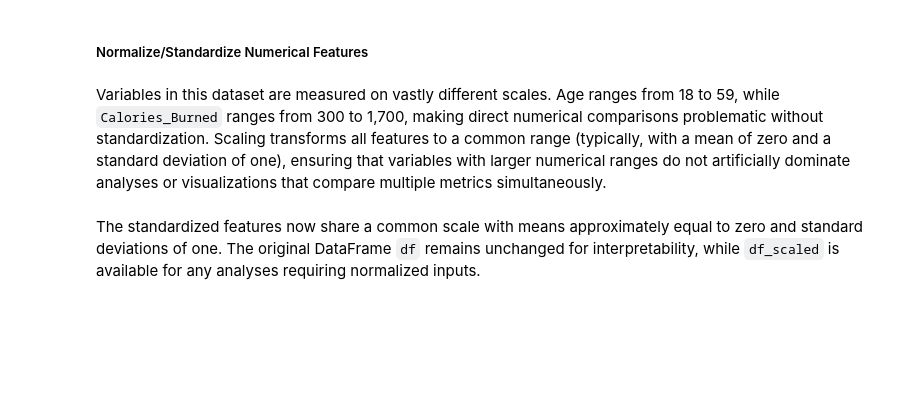
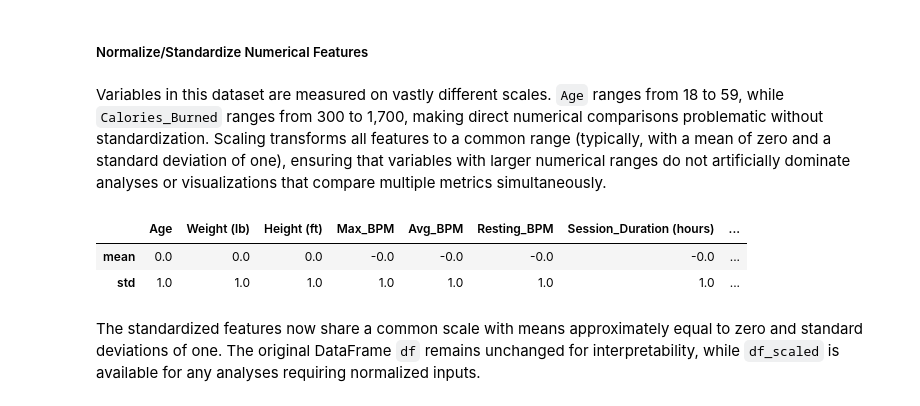
Before and after one commit to axelcabato/da-proj-1, a Jupyter notebook: 1stDAProject.ipynb, the cells around one changed output. Cells and saved outputs as stored; diff of their text form; code cells hidden in the pictures; blank space fills up the shorter version.

```diff
--- a/1stDAProject.ipynb
+++ b/1stDAProject.ipynb
@@ -518,27 +530,31 @@ df[['Calorie_Efficiency', 'BMI_Category', 'Age_Group', 'Intensity_Score']].head(
 # %% [markdown]
 ##### Normalize/Standardize Numerical Features
 # %% [markdown]
-Variables in this dataset are measured on vastly different scales. Age ranges from 18 to 59, while `Calories_Burned` ranges from 300 to 1,700, making direct numerical comparisons problematic without standardization. Scaling transforms all features to a common range (typically, with a mean of zero and a standard deviation of one), ensuring that variables with larger numerical ranges do not artificially dominate analyses or visualizations that compare multiple metrics simultaneously.
+Variables in this dataset are measured on vastly different scales. `Age` ranges from 18 to 59, while `Calories_Burned` ranges from 300 to 1,700, making direct numerical comparisons problematic without standardization. Scaling transforms all features to a common range (typically, with a mean of zero and a standard deviation of one), ensuring that variables with larger numerical ranges do not artificially dominate analyses or visualizations that compare multiple metrics simultaneously.
 # %%
 from sklearn.preprocessing import StandardScaler
 
 # Select numerical columns to standardize (excluding categorical and derived category features)
 columns_to_scale: list = [
-    'Age', 'Weight (kg)', 'Height (m)', 'Max_BPM', 'Avg_BPM',
+    'Age', 'Weight (lb)', 'Height (ft)', 'Max_BPM', 'Avg_BPM',
     'Resting_BPM', 'Session_Duration (hours)', 'Calories_Burned',
     'Fat_Percentage', 'Water_Intake (liters)', 'Workout_Frequency (days/week)',
     'Experience_Level', 'BMI', 'Calorie_Efficiency', 'Intensity_Score'
 ]
 
 # Initialize the scaler
 scaler = StandardScaler()
 
 # Create new DataFrame with scaled values (preserving originals)
 df_scaled = df.copy()
 df_scaled[columns_to_scale] = scaler.fit_transform(df[columns_to_scale])
 
 # Verify standardization worked (mean ≈ 0, std ≈ 1)
 df_scaled[columns_to_scale].describe().loc[['mean', 'std']].round(2)
+# %% [output]
+|  | Age | Weight (lb) | Height (ft) | Max_BPM | Avg_BPM | Resting_BPM | Session_Duration (hours) | ... |
+| mean | 0.0 | 0.0 | 0.0 | -0.0 | -0.0 | -0.0 | -0.0 | ... |
+| std | 1.0 | 1.0 | 1.0 | 1.0 | 1.0 | 1.0 | 1.0 | ... |
 # %% [markdown]
 The standardized features now share a common scale with means approximately equal to zero and standard deviations of one. The original DataFrame `df` remains unchanged for interpretability, while `df_scaled` is available for any analyses requiring normalized inputs.
 # %% [markdown]
```
Also changed, not shown: parts of 7 cells of this notebook.
